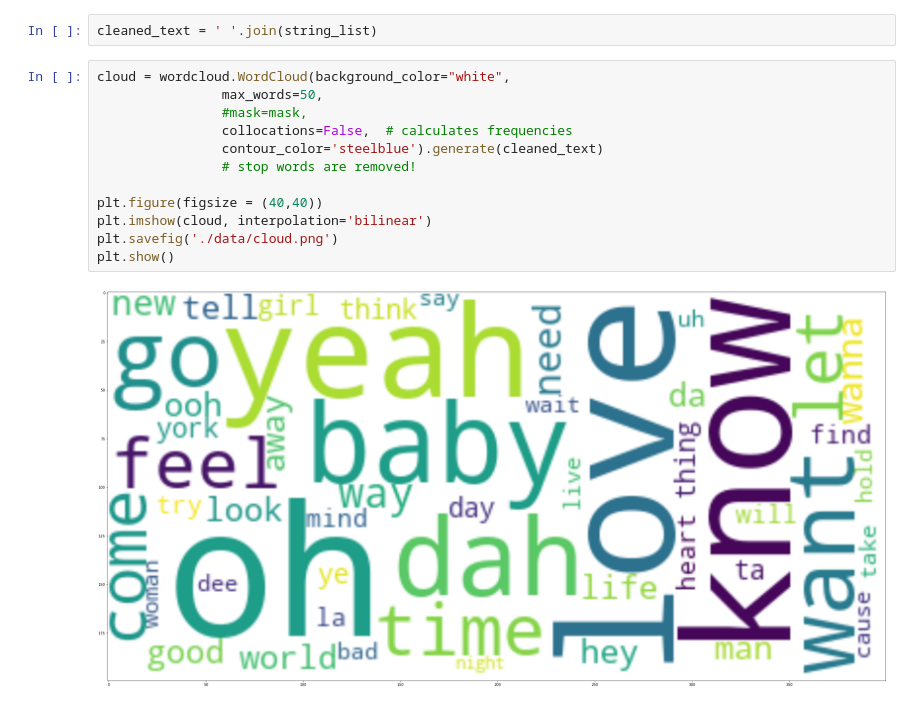
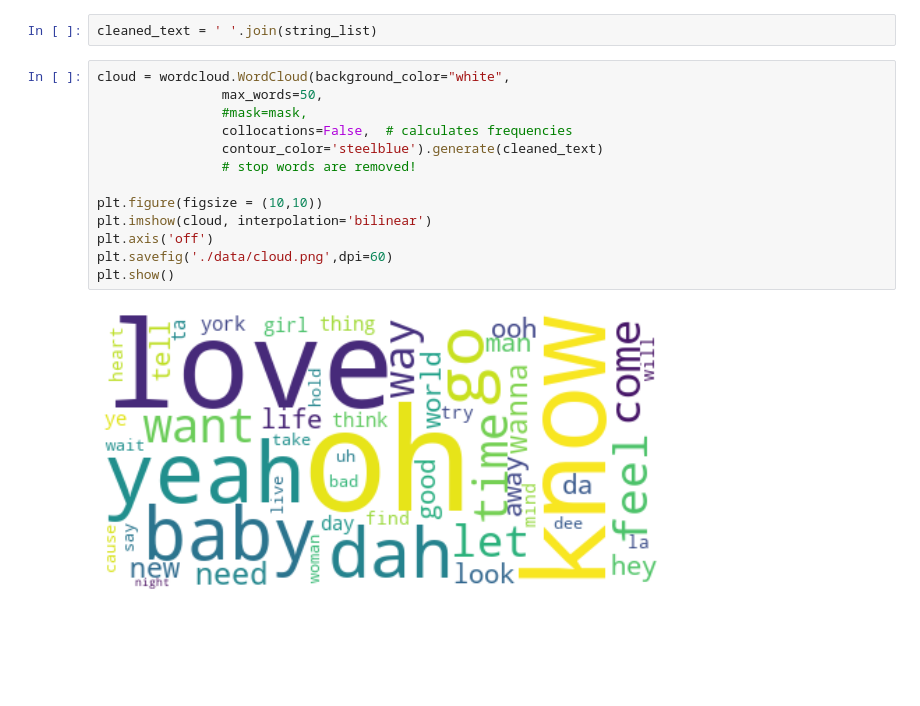
Before and after one commit to madinamarat/machine_learning_projects, a Jupyter notebook: 04_lyrics_scraping/lyrics_worldcloud.ipynb, the cells around one changed output. Cells and saved outputs as stored; diff of their text form; blank space fills up the shorter version.

```diff
--- a/04_lyrics_scraping/lyrics_worldcloud.ipynb
+++ b/04_lyrics_scraping/lyrics_worldcloud.ipynb
@@ -103,14 +103,15 @@ cleaned_text = ' '.join(string_list)
 # %%
 cloud = wordcloud.WordCloud(background_color="white",
                 max_words=50,
                 #mask=mask,
                 collocations=False,  # calculates frequencies
                 contour_color='steelblue').generate(cleaned_text)
                 # stop words are removed!
 
-plt.figure(figsize = (40,40))
+plt.figure(figsize = (10,10))
 plt.imshow(cloud, interpolation='bilinear')
-plt.savefig('./data/cloud.png')
+plt.axis('off')
+plt.savefig('./data/cloud.png',dpi=60)
 plt.show()
 # %% [output]
-[figure, old version]
+[figure, new version]
```
Also changed, not shown: 2 other files.
